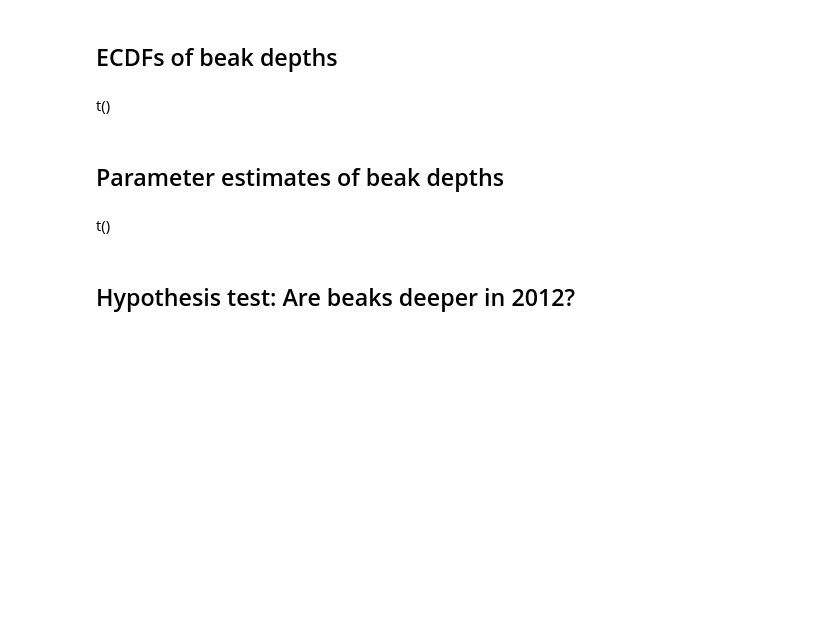
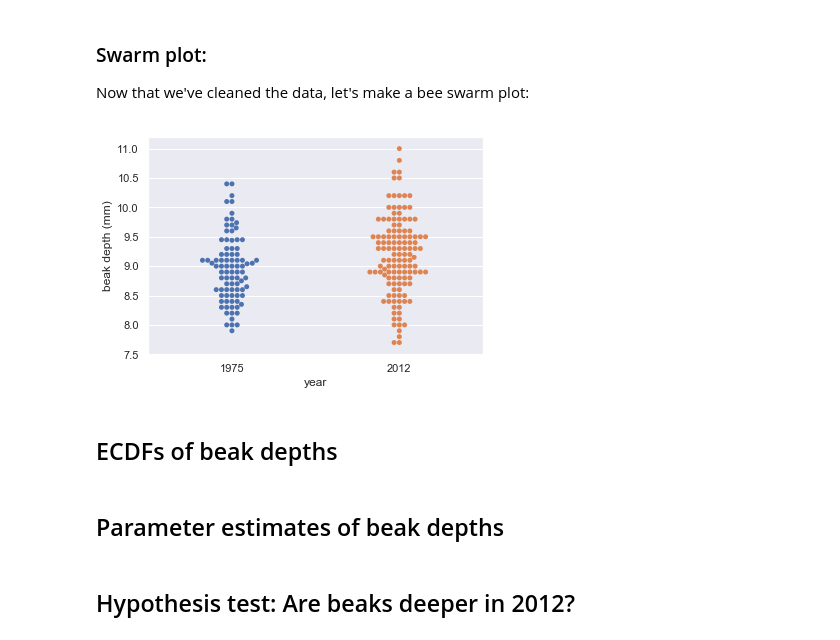
Before and after one commit to robertpiazza/ProfDev, a Jupyter notebook: Jupyter Notebooks/Galápagos Finches.ipynb, the cells around one changed output. Cells and saved outputs as stored; diff of their text form; code cells hidden in the pictures; blank space fills up the shorter version.

Commit message:
Finch Case Study begin

```diff
--- a/Jupyter Notebooks/Galápagos Finches.ipynb
+++ b/Jupyter Notebooks/Galápagos Finches.ipynb
@@ -103,0 +187,8 @@ t()
+# %%
+finches1975['year'] = 1975
+finches2012['year'] = 2012
+finches1975.columns = ['band', 'species', 'beak_length', 'beak_depth', 'year']
+finches2012.columns = ['band', 'species', 'beak_length', 'beak_depth', 'year']
+finches = finches1975.append(finches2012)
+finches.head()
+finches.describe()
@@ -103,0 +213,6 @@ t()
+# %%
+#Verify there are only two species in the dataset:
+finches.species.unique()
+
+scandens = finches.loc[finches.species == 'scandens'][['beak_depth', 'year']].reset_index(drop = True)
+scandens.describe()
@@ -104,4 +230,21 @@ t()
+# %% [markdown]
+### Swarm plot:
+
+Now that we've cleaned the data, let's make a bee swarm plot:
+# %%
+#default plotting to seaborn style
+sns.set()
+
+# Create bee swarm plot
+_ = sns.swarmplot(x='year', y='beak_depth', data=scandens)
+
+# Label the axes
+_ = plt.xlabel('year')
+_ = plt.ylabel('beak depth (mm)')
+
+# Show the plot
+plt.show()
+# %% [output]
+[figure, added]
 # %% [markdown]
 ## ECDFs of beak depths
-# %% [markdown]
-t()
@@ -108,4 +253,2 @@ t()
 # %% [markdown]
 ## Parameter estimates of beak depths
-# %% [markdown]
-t()
```
Also changed, not shown: parts of 41 cells of this notebook, 4 other files.
